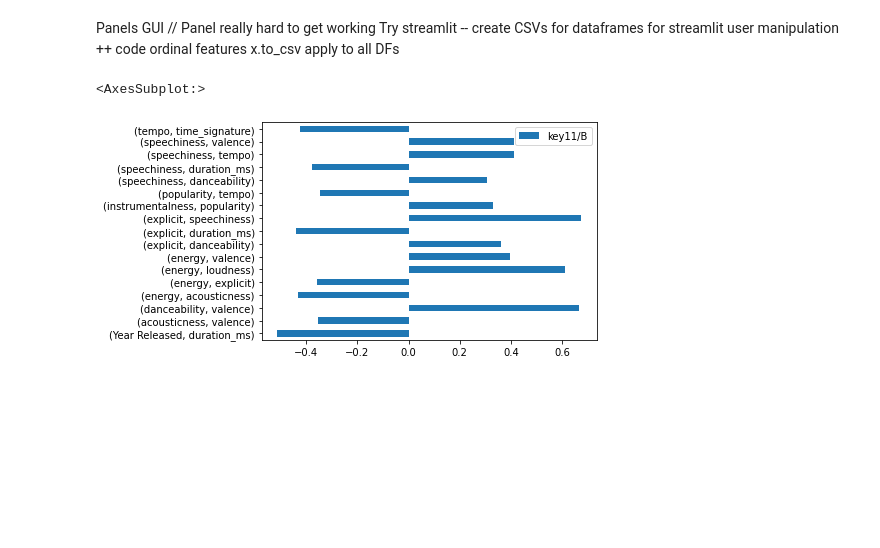
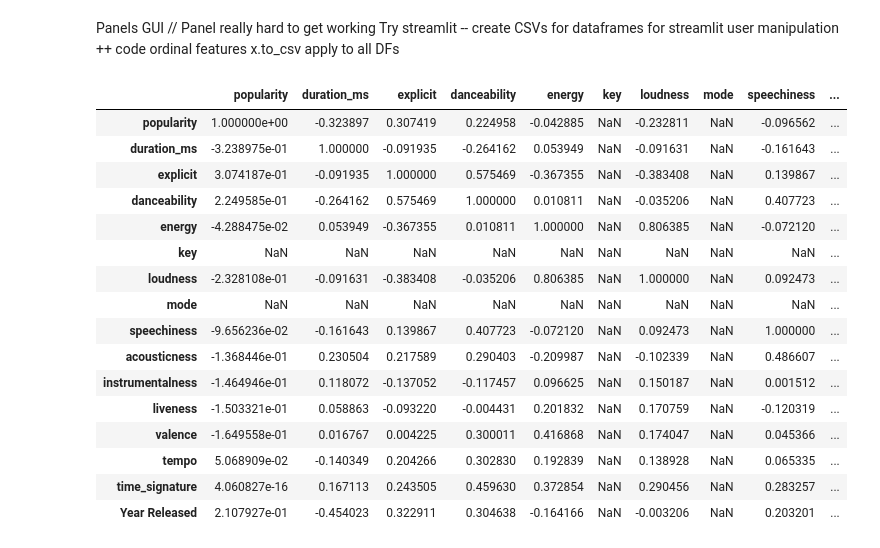
Before and after one commit to DavisAsano/Asano_MusicDataExploration, a Jupyter notebook: Asano_MusicExploration.ipynb, the cells around one changed output. Saved outputs shown, nothing was run; the diff lists cells and outputs as text; code cells hidden in the pictures; blank space fills up the shorter version.

```diff
--- a/Asano_MusicExploration.ipynb
+++ b/Asano_MusicExploration.ipynb
@@ -944,9 +928,26 @@ dfm1k10.to_csv('dfm1k10.csv')
 
 dfm1k11 = pd.DataFrame(data=df_lst[11])
 dfm1k11.to_csv('dfm1k11.csv')
-# %%
-
-dfm0k11.plot.barh()
-# %% [output]
-<AxesSubplot:>
-[figure, removed]
+# %%
+
+m0 = df_popular[df_popular['mode'] == 0]
+m0k0 = m0[m0['key'] == 0]
+m0k0.corr()
+# %% [output]
+|  | popularity | duration_ms | explicit | danceability | energy | key | loudness | mode | speechiness | ... |
+| popularity | 1.000000e+00 | -0.323897 | 0.307419 | 0.224958 | -0.042885 | NaN | -0.232811 | NaN | -0.096562 | ... |
+| duration_ms | -3.238975e-01 | 1.000000 | -0.091935 | -0.264162 | 0.053949 | NaN | -0.091631 | NaN | -0.161643 | ... |
+| explicit | 3.074187e-01 | -0.091935 | 1.000000 | 0.575469 | -0.367355 | NaN | -0.383408 | NaN | 0.139867 | ... |
+| danceability | 2.249585e-01 | -0.264162 | 0.575469 | 1.000000 | 0.010811 | NaN | -0.035206 | NaN | 0.407723 | ... |
+| energy | -4.288475e-02 | 0.053949 | -0.367355 | 0.010811 | 1.000000 | NaN | 0.806385 | NaN | -0.072120 | ... |
+| key | NaN | NaN | NaN | NaN | NaN | NaN | NaN | NaN | NaN | ... |
+| loudness | -2.328108e-01 | -0.091631 | -0.383408 | -0.035206 | 0.806385 | NaN | 1.000000 | NaN | 0.092473 | ... |
+| mode | NaN | NaN | NaN | NaN | NaN | NaN | NaN | NaN | NaN | ... |
+| speechiness | -9.656236e-02 | -0.161643 | 0.139867 | 0.407723 | -0.072120 | NaN | 0.092473 | NaN | 1.000000 | ... |
+| acousticness | -1.368446e-01 | 0.230504 | 0.217589 | 0.290403 | -0.209987 | NaN | -0.102339 | NaN | 0.486607 | ... |
+| instrumentalness | -1.464946e-01 | 0.118072 | -0.137052 | -0.117457 | 0.096625 | NaN | 0.150187 | NaN | 0.001512 | ... |
+| liveness | -1.503321e-01 | 0.058863 | -0.093220 | -0.004431 | 0.201832 | NaN | 0.170759 | NaN | -0.120319 | ... |
+| valence | -1.649558e-01 | 0.016767 | 0.004225 | 0.300011 | 0.416868 | NaN | 0.174047 | NaN | 0.045366 | ... |
+| tempo | 5.068909e-02 | -0.140349 | 0.204266 | 0.302830 | 0.192839 | NaN | 0.138928 | NaN | 0.065335 | ... |
+| time_signature | 4.060827e-16 | 0.167113 | 0.243505 | 0.459630 | 0.372854 | NaN | 0.290456 | NaN | 0.283257 | ... |
+| Year Released | 2.107927e-01 | -0.454023 | 0.322911 | 0.304638 | -0.164166 | NaN | -0.003206 | NaN | 0.203201 | ... |
```
Also changed, not shown: parts of 5 cells of this notebook, 4 other files.
